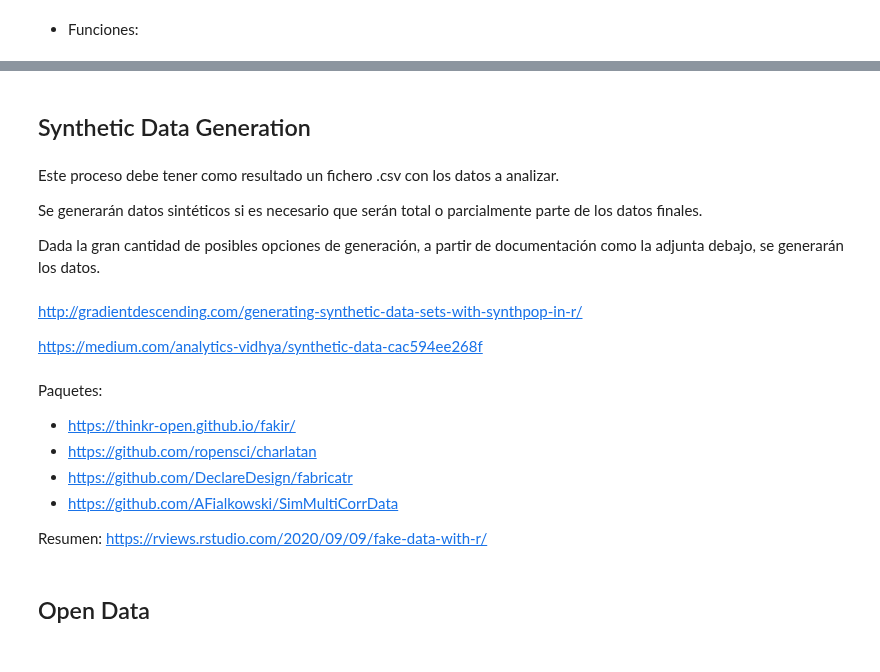
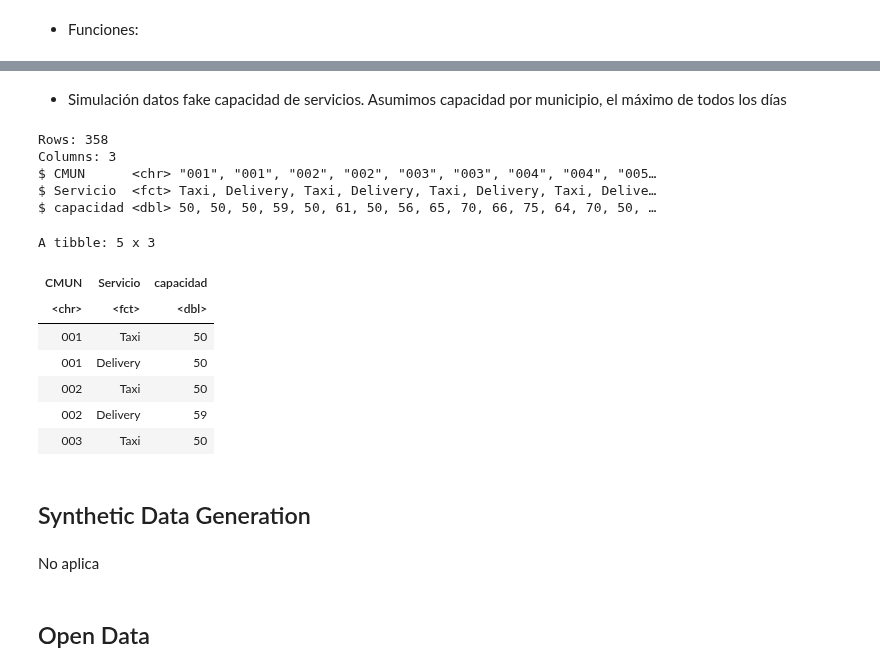
Before and after one commit to URJCDSLab/CitizenLab-Research-and-Development, a Jupyter notebook: casos_urjc/notebooks/II_data_processing/34_servicios/05. - Data Collection_CU_34_02_demanda_sim_v_01.ipynb, the cells around one changed output, grey strips where cells are left out. Saved outputs shown, nothing was run; the diff lists cells and outputs as text; code cells hidden in the pictures.

```diff
--- a/casos_urjc/notebooks/II_data_processing/34_servicios/05. - Data Collection_CU_34_02_demanda_sim_v_01.ipynb
+++ b/casos_urjc/notebooks/II_data_processing/34_servicios/05. - Data Collection_CU_34_02_demanda_sim_v_01.ipynb
@@ -346,23 +396,31 @@ fdata |> slice_head(n = 5)
+# %% [markdown]
+* Simulación datos fake capacidad de servicios. Asumimos capacidad por municipio, el máximo de todos los días
+# %%
+fdata_02 <- fdata_01 |>
+    group_by(CMUN, Servicio) |>
+    summarise(capacidad = max(nservicios), .groups = "drop")
+# %%
+glimpse(fdata_02)
+# %% [output]
+Rows: 358
+Columns: 3
+$ CMUN      <chr> "001", "001", "002", "002", "003", "003", "004", "004", "005…
+$ Servicio  <fct> Taxi, Delivery, Taxi, Delivery, Taxi, Delivery, Taxi, Delive…
+$ capacidad <dbl> 50, 50, 50, 59, 50, 61, 50, 56, 65, 70, 66, 75, 64, 70, 50, …
+# %%
+fdata_02 |> slice_head(n = 5)
+# %% [output]
+A tibble: 5 x 3
+| CMUN | Servicio | capacidad |
+| <chr> | <fct> | <dbl> |
+| 001 | Taxi | 50 |
+| 001 | Delivery | 50 |
+| 002 | Taxi | 50 |
+| 002 | Delivery | 59 |
+| 003 | Taxi | 50 |
 # %% [markdown]
 ## Synthetic Data Generation
-# %% [markdown]
-Este proceso debe tener como resultado un fichero .csv con los datos a analizar.
-
-Se generarán datos sintéticos si es necesario que serán total o parcialmente parte de los datos finales.
-
-Dada la gran cantidad de posibles opciones de generación, a partir de documentación como la adjunta debajo, se generarán los datos.
-# %% [markdown]
-http://gradientdescending.com/generating-synthetic-data-sets-with-synthpop-in-r/
-
-https://medium.com/analytics-vidhya/synthetic-data-cac594ee268f
-# %% [markdown]
-Paquetes:
-
-- https://thinkr-open.github.io/fakir/
-- https://github.com/ropensci/charlatan
-- https://github.com/DeclareDesign/fabricatr
-- https://github.com/AFialkowski/SimMultiCorrData
-
-Resumen: https://rviews.rstudio.com/2020/09/09/fake-data-with-r/
+# %% [markdown]
+No aplica
 # %% [markdown]
 ## Open Data
```
Also changed, not shown: parts of 65 cells of this notebook, 7 other files.
